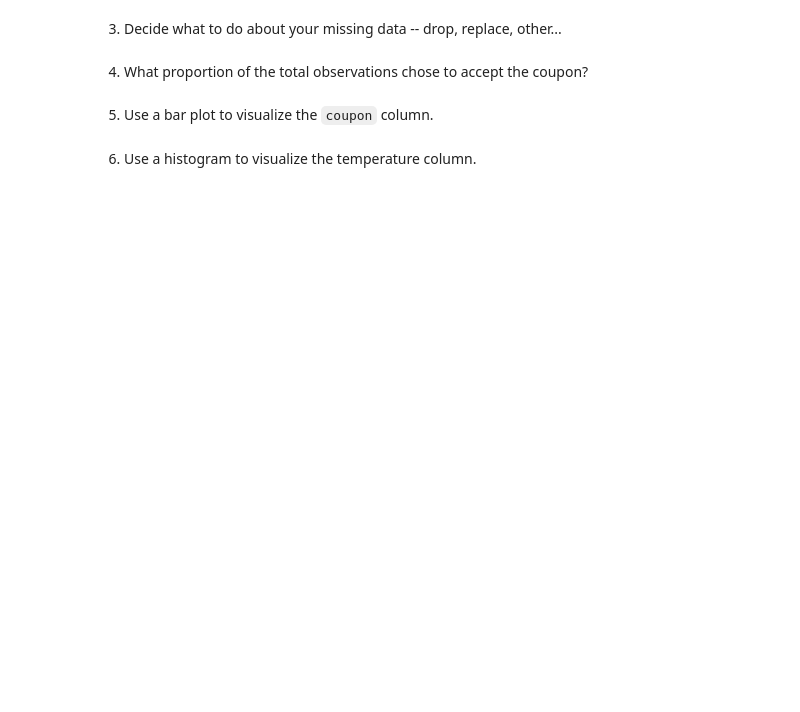
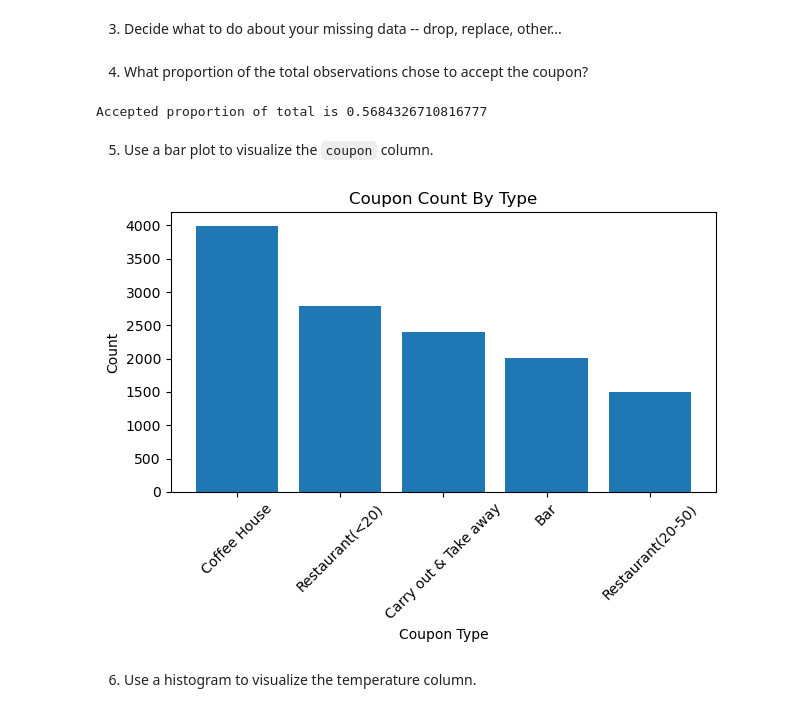
Before and after one commit to sujmishra/data-science-berkley, a Jupyter notebook: Assignment-5.1/prompt.ipynb, the cells around one changed output. Cells and saved outputs as stored; diff of their text form; code cells hidden in the pictures; blank space fills up the shorter version.

```diff
--- a/Assignment-5.1/prompt.ipynb
+++ b/Assignment-5.1/prompt.ipynb
@@ -83,8 +100,53 @@ data.head()
 # %% [markdown]
 3. Decide what to do about your missing data -- drop, replace, other...
+# %%
+# Drop the car column as 12576/12578 columns are NAN
+df_clean = data.drop(columns=['car'])
+
+# Fill NAN values in Bar , CoffeeHouse, CarryAway,
+# RestaurantLessThan20, Restaurant20To50  Column(s) with Never
+df_clean['Bar'] = df_clean['Bar'].fillna('never')
+df_clean['CoffeeHouse'] = df_clean['CoffeeHouse'].fillna('never')
+df_clean['CarryAway'] = df_clean['CarryAway'].fillna('never')
+df_clean['RestaurantLessThan20'] = df_clean['RestaurantLessThan20'].fillna('never')
+df_clean['Restaurant20To50'] = df_clean['Restaurant20To50'].fillna('never')
+
+# Replace less1 values in Bar , CoffeeHouse, CarryAway,
+# RestaurantLessThan20, Restaurant20To50  Column(s) with never
+df_clean['Bar'] = df_clean['Bar'].replace('less1','never')
+df_clean['CoffeeHouse'] = df_clean['CoffeeHouse'].replace('less1','never')
+df_clean['CarryAway'] = df_clean['CarryAway'].replace('less1','never')
+df_clean['RestaurantLessThan20'] = df_clean['RestaurantLessThan20'].replace('less1','never')
+df_clean['Restaurant20To50'] = df_clean['Restaurant20To50'].replace('less1','never')
 # %% [markdown]
 4. What proportion of the total observations chose to accept the coupon?
+# %%
+# Total number of recorded observations
+total_observations= df_clean.shape[0]
+# Total number of accepted coupons
+total_accepted = df_clean[df_clean['Y']==1].shape[0]
+# Proprtion of total that chose to accept
+accepted_proportion = total_accepted/total_observations
+print("Accepted proportion of total is",accepted_proportion)
+# %% [output]
+Accepted proportion of total is 0.5684326710816777
 # %% [markdown]
 5. Use a bar plot to visualize the `coupon` column.
+# %%
+# Compute the value counts on the coupon column
+value_counts = df_clean['coupon'].value_counts()
+# Create a bar plot
+plt.bar(value_counts.index, value_counts.values)
+# Add x and y labels
+plt.xlabel('Coupon Type')
+plt.ylabel('Count')
+# Add a title
+plt.title('Coupon Count By Type')
+plt.xticks(rotation=45)
+plt.tight_layout()
+# Save the image in images directory
+plt.savefig('images/coupon_type_by_count.png')
+# %% [output]
+[figure, added]
 # %% [markdown]
 6. Use a histogram to visualize the temperature column.
```
Also changed, not shown: parts of 5 cells of this notebook, 4 other files.
